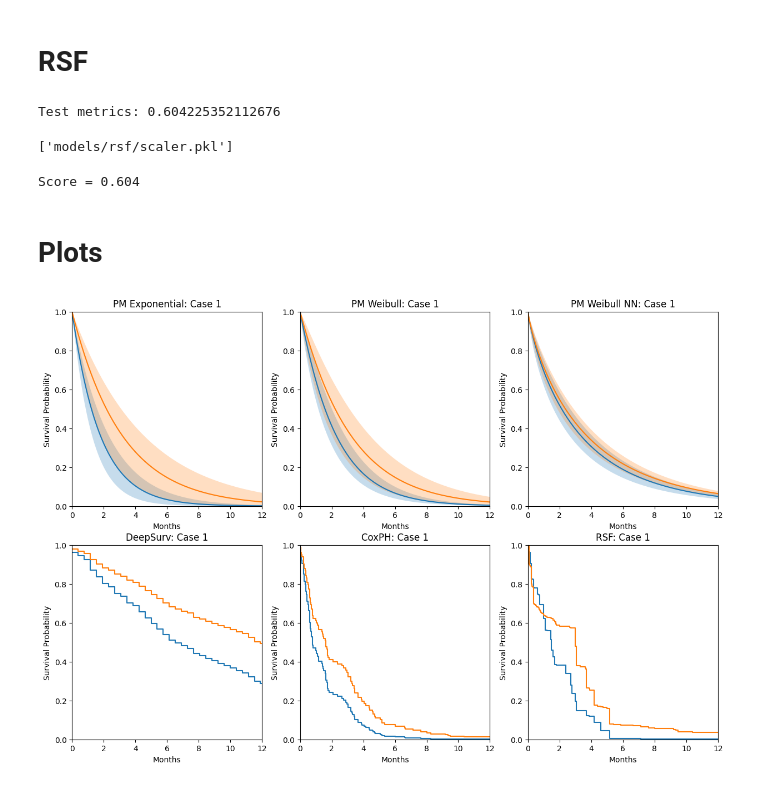
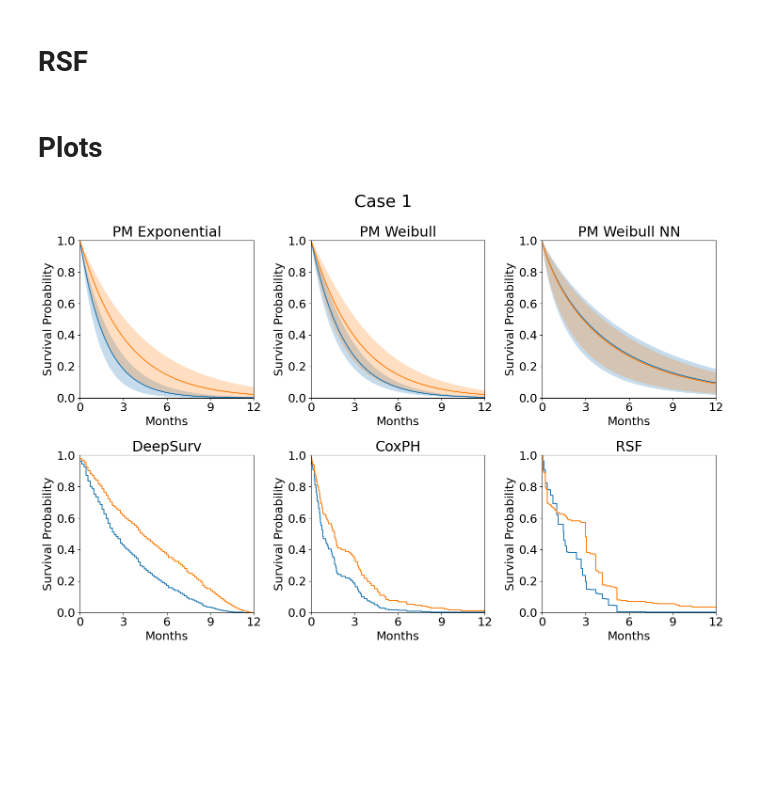
Before and after one commit to ipa/pymc-survival, a Jupyter notebook: examples/notebooks/example_uncertainty.ipynb, the cells around one changed output. Cells and saved outputs as stored; diff of their text form; code cells hidden in the pictures; blank space fills up the shorter version.

```diff
--- a/examples/notebooks/example_uncertainty.ipynb
+++ b/examples/notebooks/example_uncertainty.ipynb
@@ -739,9 +324,0 @@ X, y = deepsurv.preprocess_data(dataset, config)
-# %%
-X_train, X_test, y_train, y_test = train_test_split(X, y,
-                                                    test_size=config['split']['test_size'],
-                                                    shuffle=config['split']['shuffle'],
-                                                   random_state=SEED)
-
-scaler_dp = StandardScaler()
-X_train[continuous_features] = scaler_dp.fit_transform(X_train[continuous_features])
-X_test[continuous_features] = scaler_dp.transform(X_test[continuous_features])
@@ -751,3 +324,0 @@ y_test = y_test.astype(float)
-# %%
-model_dp = PyCoxWrapper(hidden_units=1)
-model_dp.fit(X_train.values, y_train);
@@ -760,7 +355,7 @@ Score = 0.644
 X_predict = X_predict_original.copy()
 X_predict[continuous_features] = scaler_dp.transform(X_predict[continuous_features])
 surv = model_dp.predict(X_predict)
-t_plot_dp = np.linspace(0, 1, surv[0].shape[0]) * max(y[:, 0]) / 30.25
+t_plot_dp = np.linspace(0, 1, surv[0].shape[0]) * max(surv[:, 0]) / 30.25
 surv_dp = surv
 # %%
 plt.figure(figsize=(10, 5))
@@ -786,21 +381,16 @@ plt.xlabel("Months");
 # %%
 import rsf
 # %%
-metrics, model_rsf, best_params_rsf, scaler_rsf, _ = train_model_generic(dataset, config, train_kwargs, rsf.preprocess_data, rsf.train_model)
+if RETRAIN:
+    metrics, model_rsf, best_params_rsf, scaler_rsf, _ = train_model_generic(dataset, config, train_kwargs, rsf.preprocess_data, rsf.train_model)
+    print(f"Score = {metrics:0.3f}")
-# %% [output]
-Test metrics: 0.604225352112676
 # %%
-joblib.dump(model_rsf, 'models/rsf/model.pkl')
-joblib.dump(scaler_rsf, 'models/rsf/scaler.pkl')
+if RETRAIN:
+    joblib.dump(model_rsf, 'models/rsf/model.pkl')
+    joblib.dump(scaler_rsf, 'models/rsf/scaler.pkl')
-# %% [output]
-['models/rsf/scaler.pkl']
 # %%
 model_rsf = joblib.load('models/rsf/model.pkl')
 scaler_rsf = joblib.load('models/rsf/scaler.pkl')
-# %%
-print(f"Score = {metrics:0.3f}")
-# %% [output]
-Score = 0.604
 # %%
 X_predict = X_predict_original.copy()
 X_predict[continuous_features] = scaler_cox.transform(X_predict[continuous_features])
@@ -811,7 +401,9 @@ surv_rsf = [surv[0].y, surv[1].y, surv[2].y, surv[3].y]
 # Plots
 # %%
 def plot_surv(model_name, case, t_plot, surv, surv_upper, surv_lower, i1, i2, step=False):
-    plt.title(f"{model_name}: {case}");
+    plt.rcParams.update({'font.size': 18, 'font.weight' : 'normal'});
+
+    plt.title(f"{model_name}");
 
     if step:
         plt.step(t_plot, surv[i1]);
@@ -828,28 +420,32 @@ def plot_surv(model_name, case, t_plot, surv, surv_upper, surv_lower, i1, i2, st
 
     if surv_lower is not None:
         plt.fill_between(t_plot, y1=surv_lower[i2], y2=surv_upper[i2], alpha=0.25);
-
+    plt.xticks([0, 3, 6, 9, 12])
     plt.ylim(0, 1);
     plt.ylabel("Survival Probability");
     plt.xlabel("Months");
     plt.xlim(0, 12);
 # %%
 plt.figure(figsize=(15, 10))
+plt.suptitle('Case 1', fontsize=26)
 
+plt.rcParams.update({'font.size': 18, 'font.weight' : 'normal'});
 plt.subplot(2, 3, 1);
 plot_surv("PM Exponential", "Case 1", t_plot_e, surv_e, surv_e_upper, surv_e_lower, 0, 1);
 plt.subplot(2, 3, 2);
 plot_surv("PM Weibull", "Case 1", t_plot_wb, surv_wb, surv_wb_upper, surv_wb_lower, 0, 1);
 plt.subplot(2, 3, 3);
-plot_surv("PM Weibull NN", "Case 1", t_plot, surv_nn, surv_nn_upper, surv_nn_lower, 0, 1);
+plot_surv("PM Weibull NN", "Case 1", t_plot_nn, surv_nn, surv_nn_upper, surv_nn_lower, 0, 1);
 
 plt.subplot(2, 3, 4);
-plot_surv("DeepSurv", "Case 1", t_plot_dp, surv_dp, None, None, 0, 1, step=True);
+plot_surv("DeepSurv", "Case 1", t_plot_dp*365, surv_dp, None, None, 0, 1, step=True);
 plt.subplot(2, 3, 5);
 plot_surv("CoxPH", "Case 1", t_plot_cox[0]/30.25, surv_cox, None, None, 0, 1, step=True);
 plt.subplot(2, 3, 6);
 plot_surv("RSF", "Case 1", t_plot_rsf[0]/30.25, surv_rsf, None, None, 0, 1, step=True);
+
+plt.tight_layout()
 # %% [output]
-[figure, old version]
+[figure, new version]
 # %%
 plt.figure(figsize=(15, 10))
```
Also changed, not shown: parts of 54 cells of this notebook, 1 other file.
